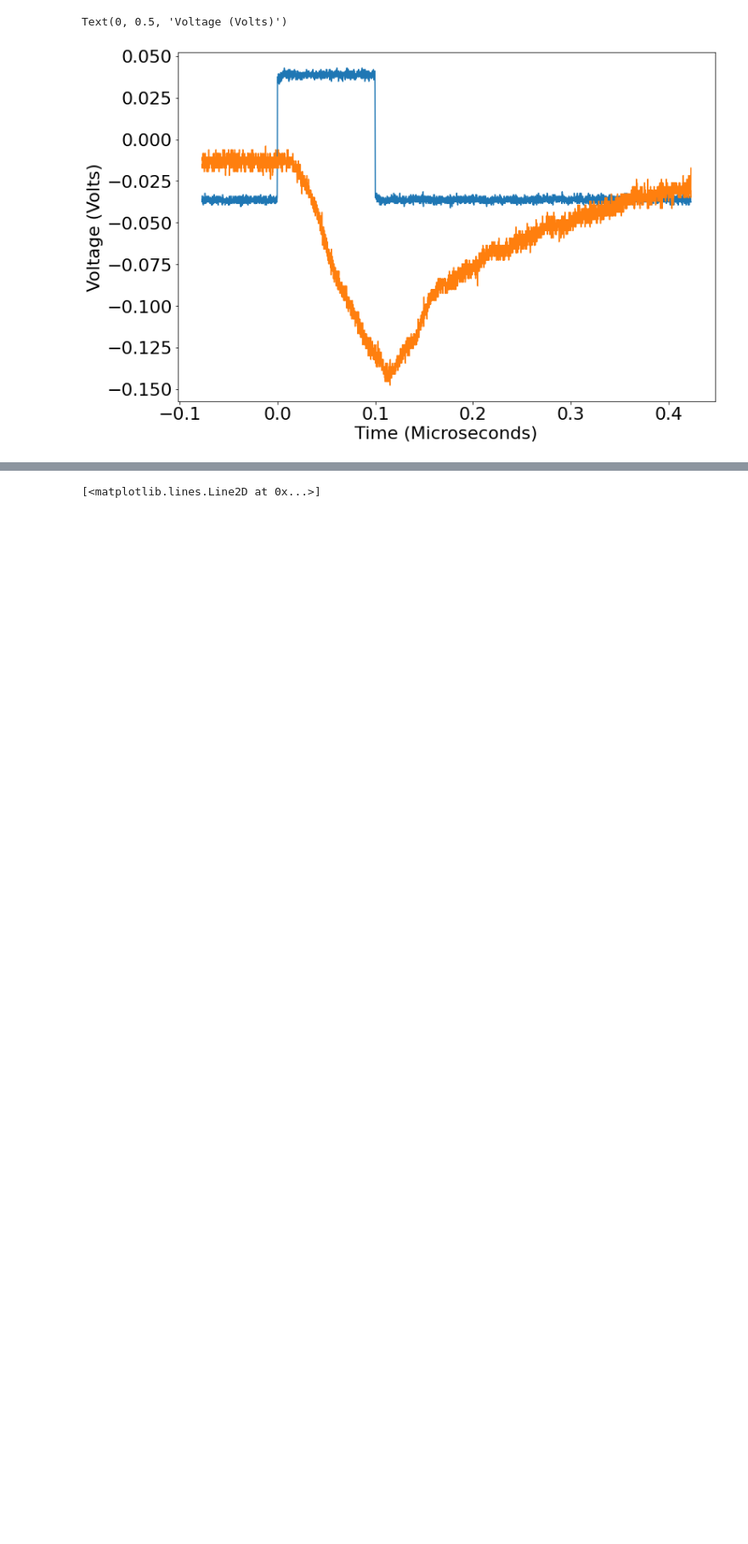
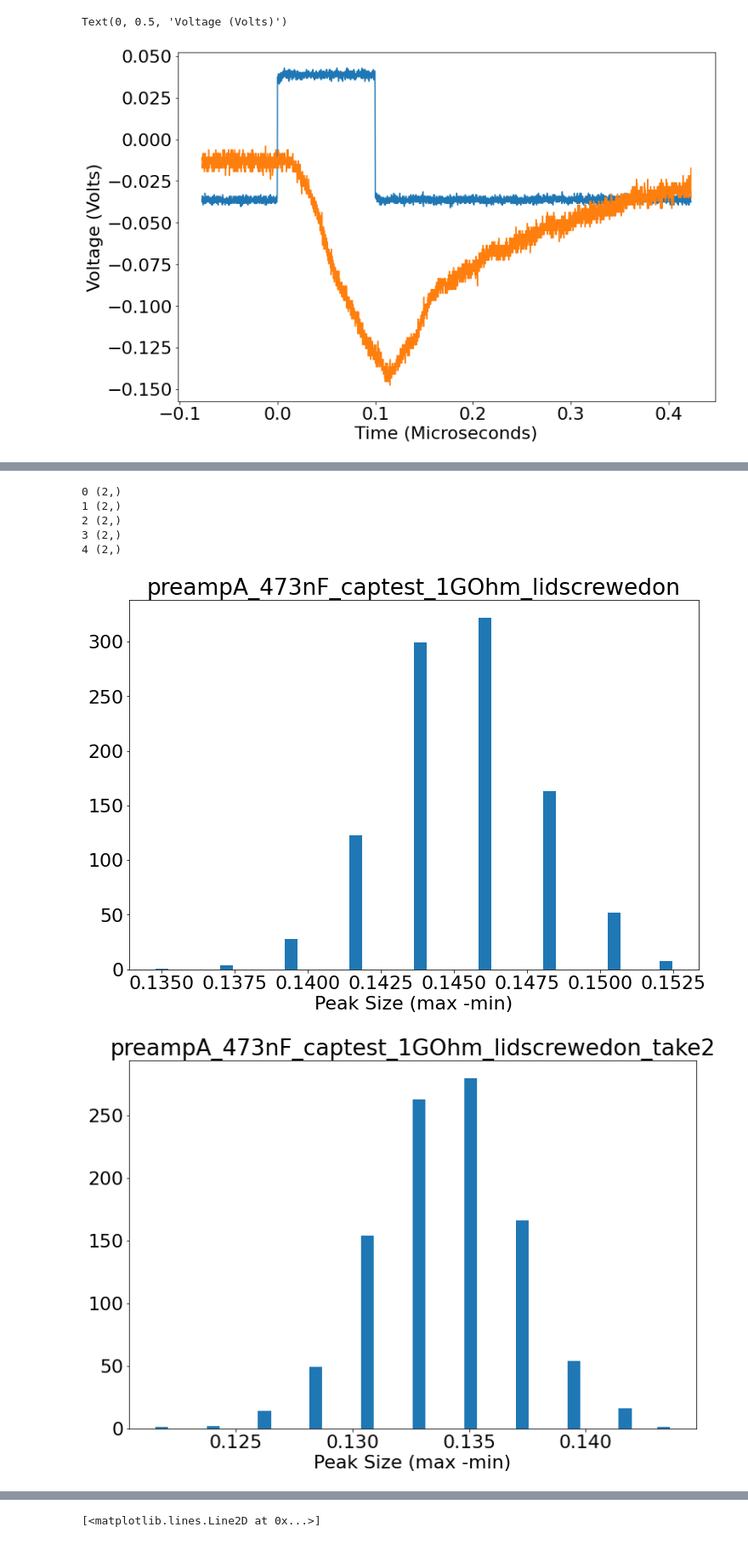
Before and after one commit to nichol77/pyPurity, a Jupyter notebook: multiFilePlot.ipynb, the cells around one changed output, grey strips where cells are left out. Shown at 85% size. Drawn from its saved outputs; the diff is of its cells as text; code cells hidden in the pictures; blank space fills up the shorter version.

```diff
--- a/multiFilePlot.ipynb
+++ b/multiFilePlot.ipynb
@@ -71,0 +79,17 @@ ax.legend()
+# %%
+for idx,output in enumerate(outputThing):
+    minVal=np.min(output[0],axis=1)
+    maxVal=np.max(output[0],axis=1)
+
+    fig, ax = plt.subplots()
+    ax.set_title(fileBaseList[idx])
+    ax.hist(maxVal-minVal,bins=40)
+    ax.set_xlabel("Peak Size (max -min)")
+# %% [output]
+0 (2,)
+1 (2,)
+2 (2,)
+3 (2,)
+4 (2,)
+[figure, added]
+[figure, added]
```
Also changed, not shown: parts of 4 cells of this notebook.
